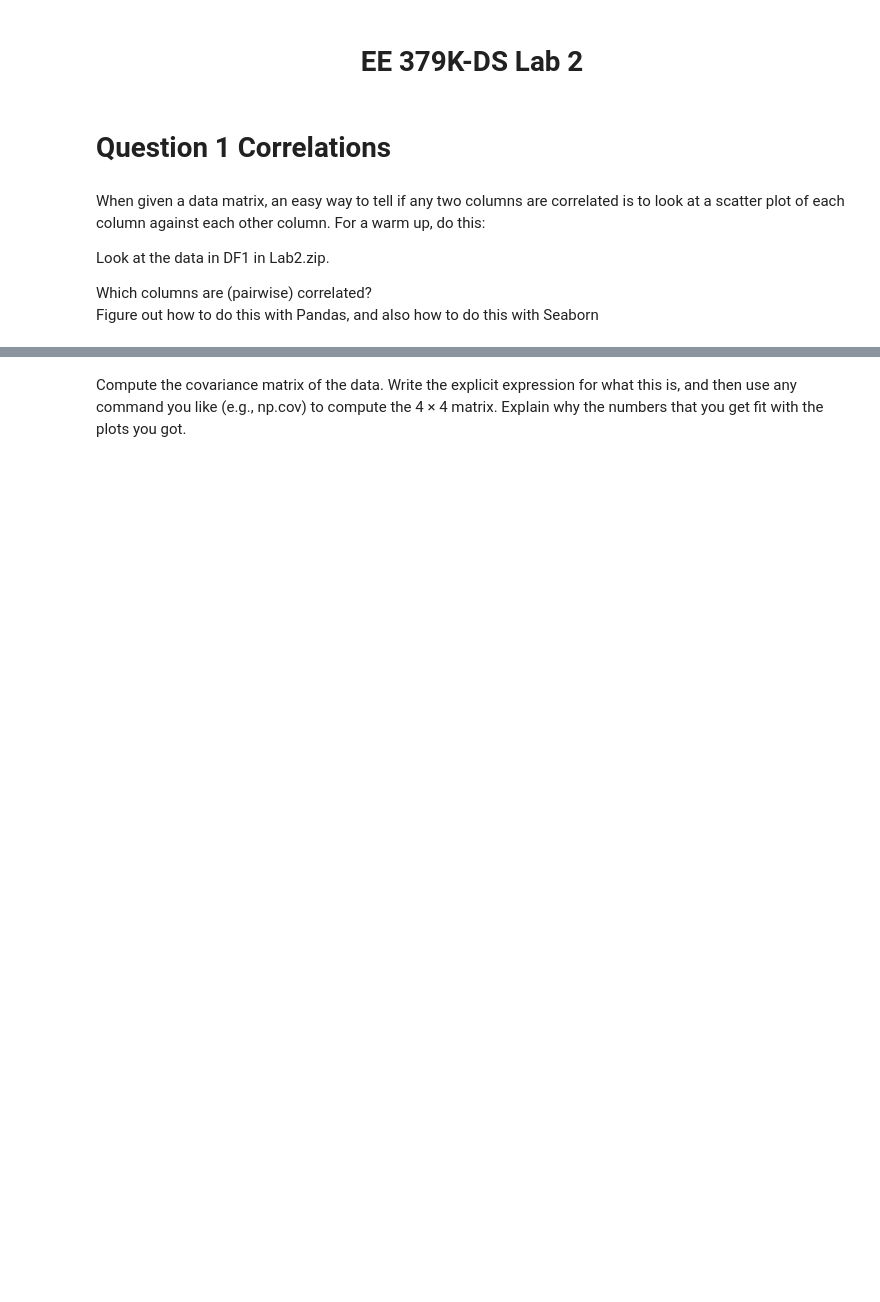
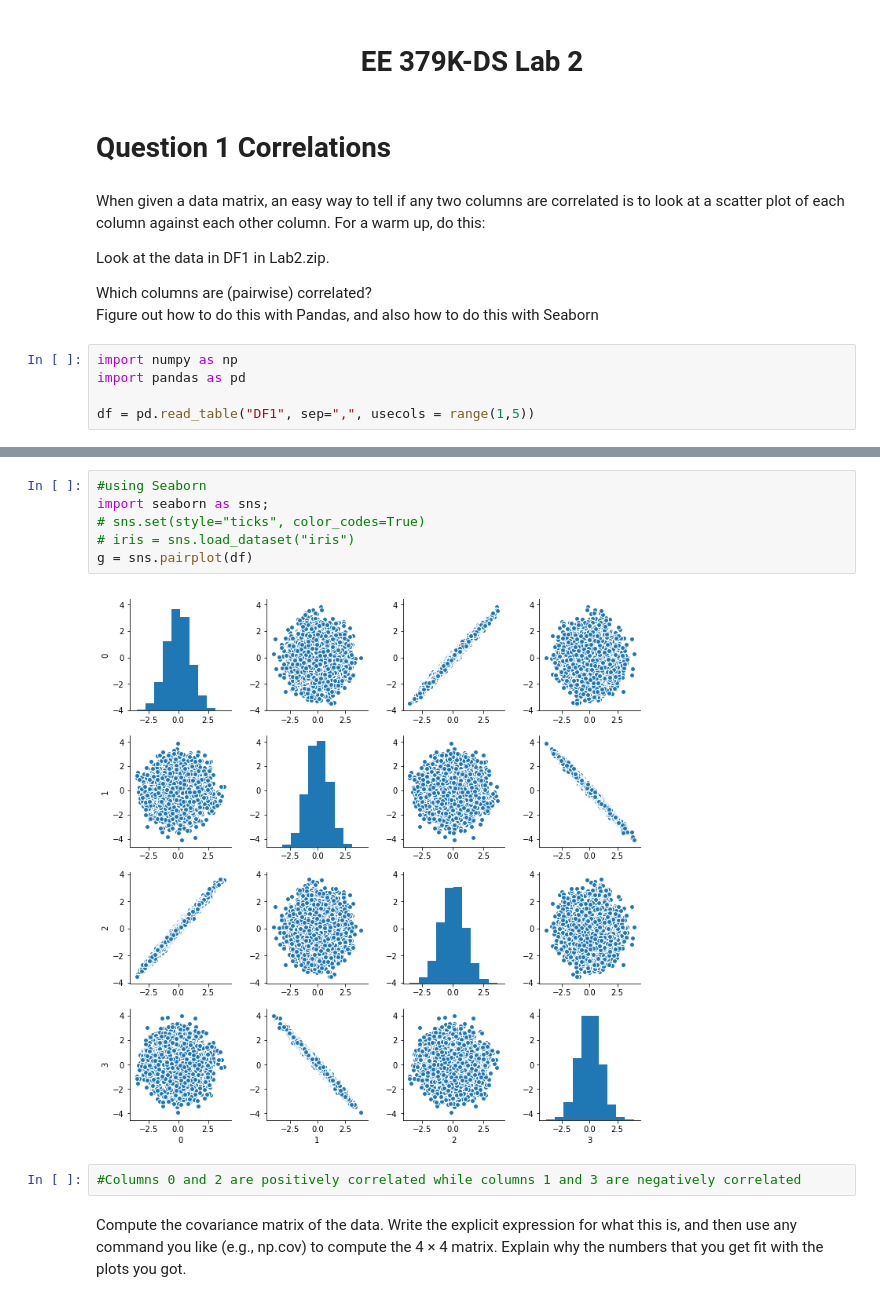
Before and after one commit to KylePolansky/EE379K-DS, a Jupyter notebook: Lab2/Lab2.ipynb, the cells around one changed output, grey strips where cells are left out. Saved outputs shown, nothing was run; the diff lists cells and outputs as text; blank space fills up the shorter version.

```diff
--- a/Lab2/Lab2.ipynb
+++ b/Lab2/Lab2.ipynb
@@ -11,3 +11,8 @@ Look at the data in DF1 in Lab2.zip.
 
 Which columns are (pairwise) correlated?
 Figure out how to do this with Pandas, and also how to do this with Seaborn
+# %%
+import numpy as np
+import pandas as pd
+
+df = pd.read_table("DF1", sep=",", usecols = range(1,5))
@@ -14,2 +28,12 @@ Figure out how to do this with Pandas, and also how to do this with Seaborn
+# %%
+#using Seaborn
+import seaborn as sns;
+# sns.set(style="ticks", color_codes=True)
+# iris = sns.load_dataset("iris")
+g = sns.pairplot(df)
+# %% [output]
+[figure, added]
+# %%
+#Columns 0 and 2 are positively correlated while columns 1 and 3 are negatively correlated
 # %% [markdown]
 Compute the covariance matrix of the data. Write the explicit expression for what this is, and then use any command you like (e.g., np.cov) to compute the 4 × 4 matrix. Explain why the numbers that you get fit with the plots you got.
```
Also changed, not shown: parts of 3 cells of this notebook.
